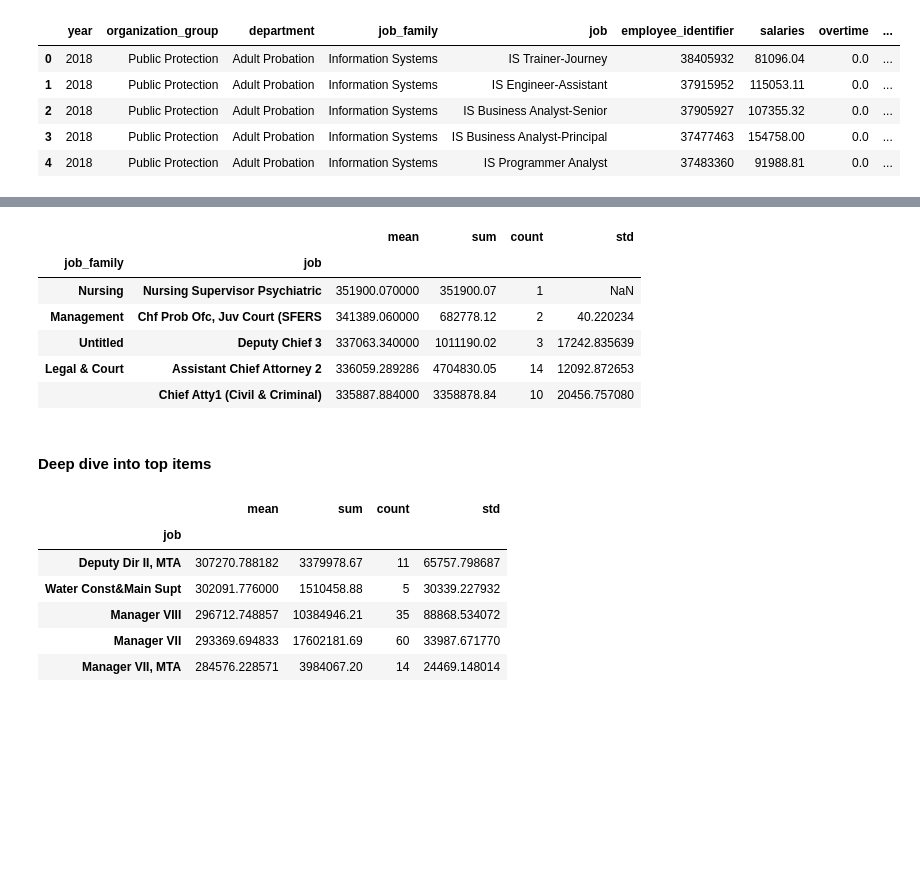
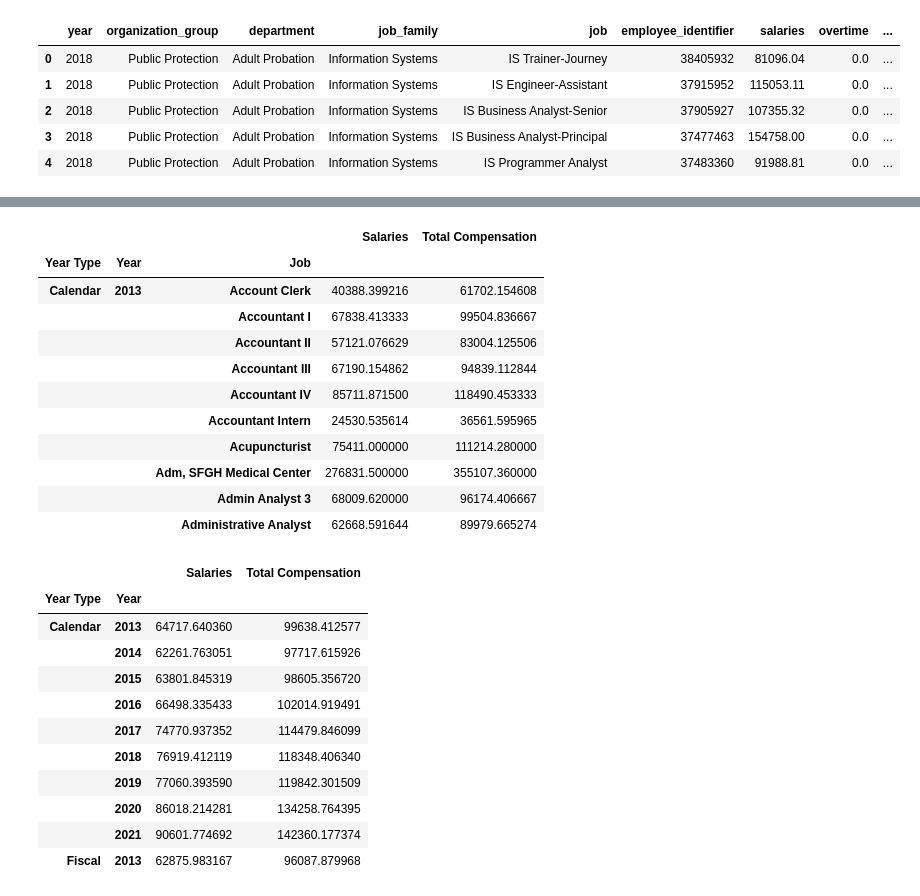
Before and after one commit to susiexia/SF_Employee_Comp_Dash, a Jupyter notebook: sf_comp_jupyter_analytics.ipynb, the cells around one changed output, grey strips where cells are left out. Cells and saved outputs as stored; diff of their text form; code cells hidden in the pictures; blank space fills up the shorter version.

```diff
--- a/sf_comp_jupyter_analytics.ipynb
+++ b/sf_comp_jupyter_analytics.ipynb
@@ -717,25 +691,0 @@ org_depart_agg_df
-# %%
-# job family and job information
-job_agg_df = df.groupby(['job_family','job'])['total_compensation'].agg(['mean', 'sum', 'count', 'std'])
-job_agg_df.sort_values('mean', ascending=False).iloc[:5]
-# %% [output]
-|  |  | mean | sum | count | std |
-| job_family | job |  |  |  |  |
-| Nursing | Nursing Supervisor Psychiatric | 351900.070000 | 351900.07 | 1 | NaN |
-| Management | Chf Prob Ofc, Juv Court (SFERS | 341389.060000 | 682778.12 | 2 | 40.220234 |
-| Untitled | Deputy Chief 3 | 337063.340000 | 1011190.02 | 3 | 17242.835639 |
-| Legal & Court | Assistant Chief Attorney 2 | 336059.289286 | 4704830.05 | 14 | 12092.872653 |
-|  | Chief Atty1 (Civil & Criminal) | 335887.884000 | 3358878.84 | 10 | 20456.757080 |
-# %% [markdown]
-#### Deep dive into top items
-# %%
-#deep dive into the top org group: top 5 money made job in public works org
-df[df['organization_group'] =='Public Works, Transportation & Commerce'].groupby('job')['total_compensation'].agg(['mean', 'sum', 'count', 'std']).sort_values('mean', ascending=False).iloc[:5]
-# %% [output]
-|  | mean | sum | count | std |
-| job |  |  |  |  |
-| Deputy Dir II, MTA | 307270.788182 | 3379978.67 | 11 | 65757.798687 |
-| Water Const&Main Supt | 302091.776000 | 1510458.88 | 5 | 30339.227932 |
-| Manager VIII | 296712.748857 | 10384946.21 | 35 | 88868.534072 |
-| Manager VII | 293369.694833 | 17602181.69 | 60 | 33987.671770 |
-| Manager VII, MTA | 284576.228571 | 3984067.20 | 14 | 24469.148014 |
@@ -741,0 +694,32 @@ df[df['organization_group'] =='Public Works, Transportation & Commerce'].groupby
+# %%
+test_df = df.groupby(['Year Type','Year','Job'])['Salaries','Total Compensation'].mean()
+test_df.head(10)
+# %% [output]
+|  |  |  | Salaries | Total Compensation |
+| Year Type | Year | Job |  |  |
+| Calendar | 2013 | Account Clerk | 40388.399216 | 61702.154608 |
+|  |  | Accountant I | 67838.413333 | 99504.836667 |
+|  |  | Accountant II | 57121.076629 | 83004.125506 |
+|  |  | Accountant III | 67190.154862 | 94839.112844 |
+|  |  | Accountant IV | 85711.871500 | 118490.453333 |
+|  |  | Accountant Intern | 24530.535614 | 36561.595965 |
+|  |  | Acupuncturist | 75411.000000 | 111214.280000 |
+|  |  | Adm, SFGH Medical Center | 276831.500000 | 355107.360000 |
+|  |  | Admin Analyst 3 | 68009.620000 | 96174.406667 |
+|  |  | Administrative Analyst | 62668.591644 | 89979.665274 |
+# %%
+test_df = df.groupby(['Year Type','Year'])[['Salaries','Total Compensation']].mean()
+test_df.head(10)
+# %% [output]
+|  |  | Salaries | Total Compensation |
+| Year Type | Year |  |  |
+| Calendar | 2013 | 64717.640360 | 99638.412577 |
+|  | 2014 | 62261.763051 | 97717.615926 |
+|  | 2015 | 63801.845319 | 98605.356720 |
+|  | 2016 | 66498.335433 | 102014.919491 |
+|  | 2017 | 74770.937352 | 114479.846099 |
+|  | 2018 | 76919.412119 | 118348.406340 |
+|  | 2019 | 77060.393590 | 119842.301509 |
+|  | 2020 | 86018.214281 | 134258.764395 |
+|  | 2021 | 90601.774692 | 142360.177374 |
+| Fiscal | 2013 | 62875.983167 | 96087.879968 |
```
Also changed, not shown: parts of 4 cells of this notebook.
